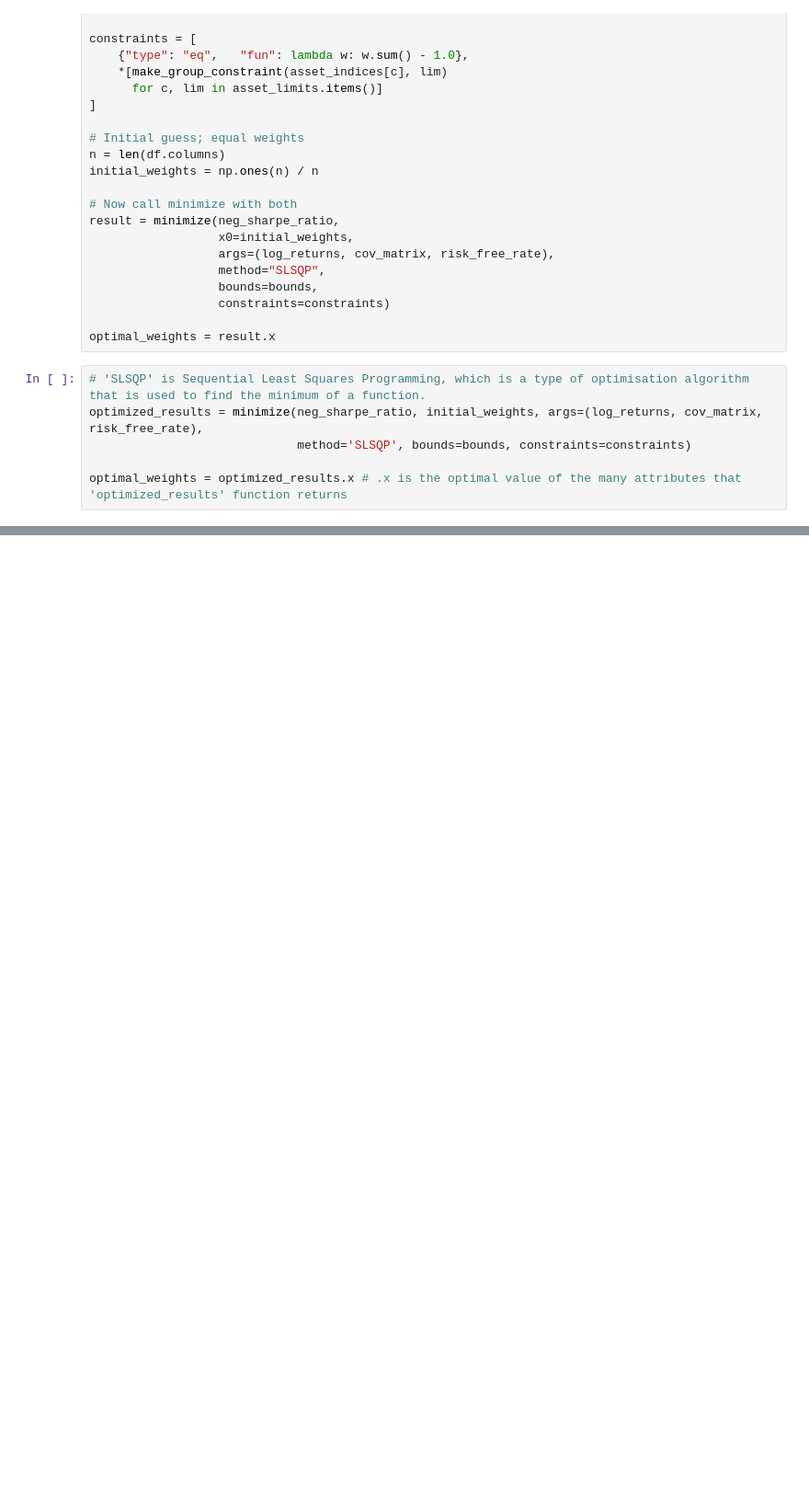
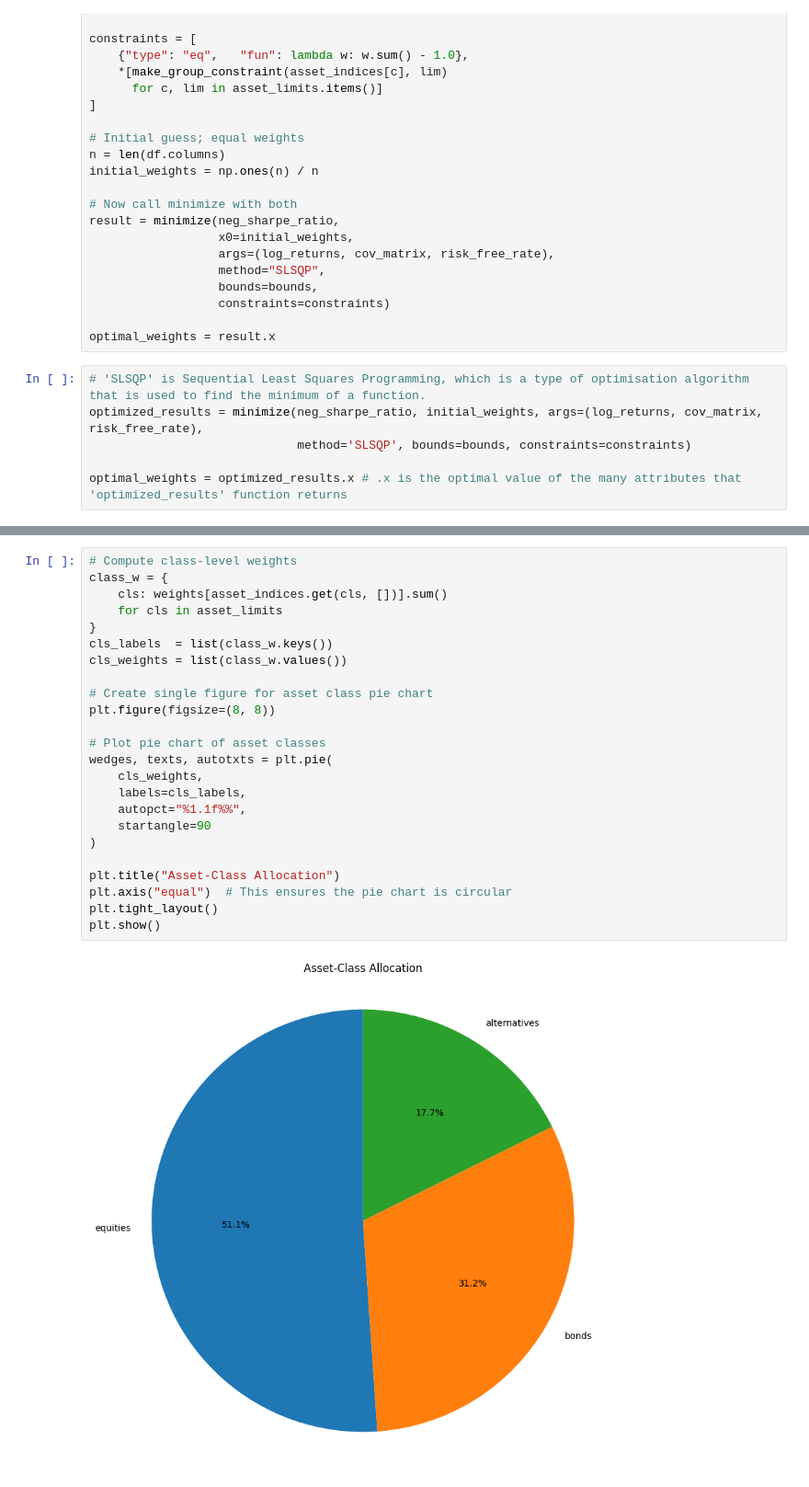
Before and after one commit to Nacho-guti/tripo_capital, a Jupyter notebook: portfolio-optimization/data/processed/portfolio_optimiser.ipynb, the cells around one changed output, grey strips where cells are left out. Shown: that part at 92% size. Drawn from its saved outputs; the diff is of its cells as text; blank space fills up the shorter version.

```diff
--- a/portfolio-optimization/data/processed/portfolio_optimiser.ipynb
+++ b/portfolio-optimization/data/processed/portfolio_optimiser.ipynb
@@ -285,3 +285,29 @@ plt.show()
+# %%
+# Compute class-level weights
+class_w = {
+    cls: weights[asset_indices.get(cls, [])].sum()
+    for cls in asset_limits
+}
+cls_labels  = list(class_w.keys())
+cls_weights = list(class_w.values())
+
+# Create single figure for asset class pie chart
+plt.figure(figsize=(8, 8))
+
+# Plot pie chart of asset classes
+wedges, texts, autotxts = plt.pie(
+    cls_weights,
+    labels=cls_labels,
+    autopct="%1.1f%%",
+    startangle=90
+)
+
+plt.title("Asset-Class Allocation")
+plt.axis("equal")  # This ensures the pie chart is circular
+plt.tight_layout()
+plt.show()
+# %% [output]
+[figure, added]
 # %%
 # Annualize your inputs
 μ_daily = log_returns.mean(axis=0)
```
Also changed, not shown: parts of 5 cells of this notebook, 10 other files.
